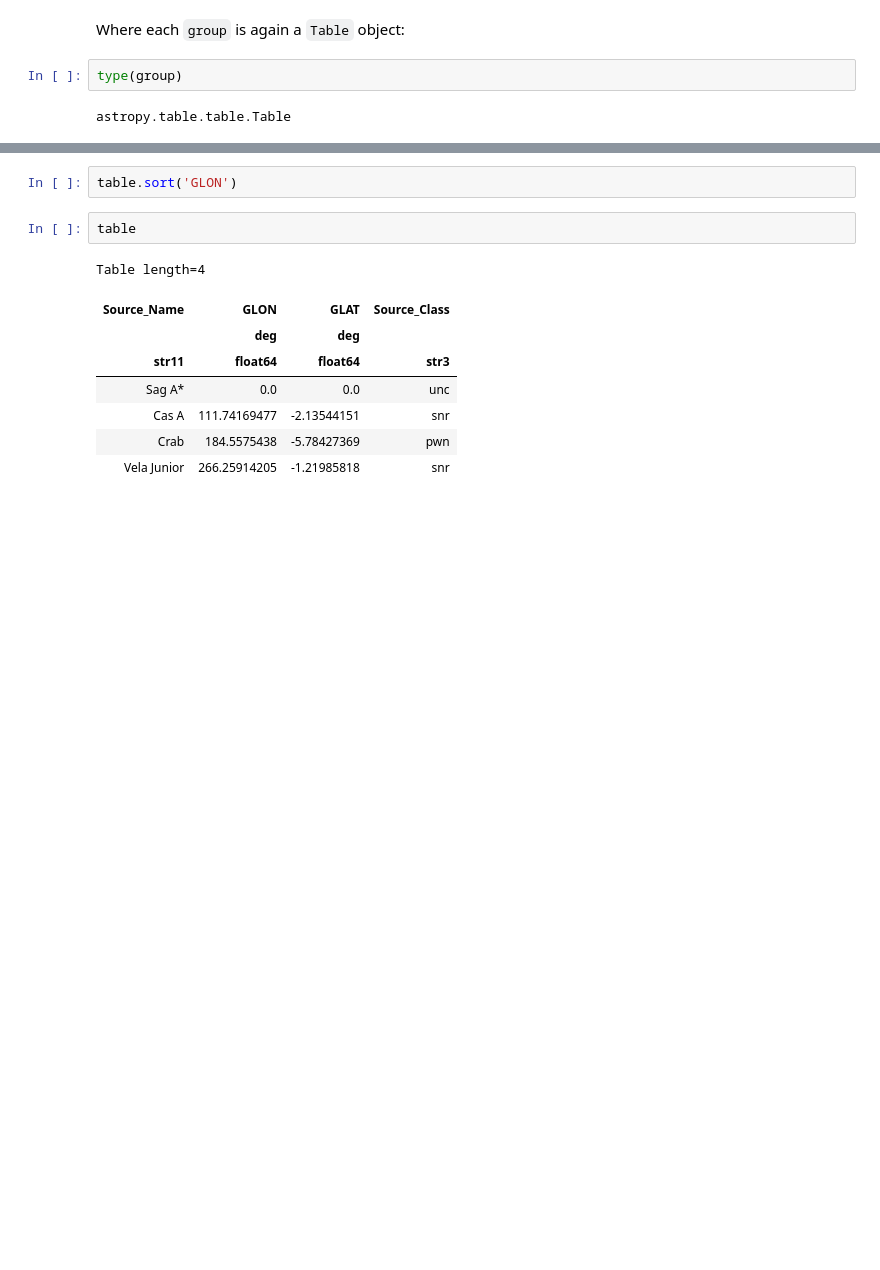
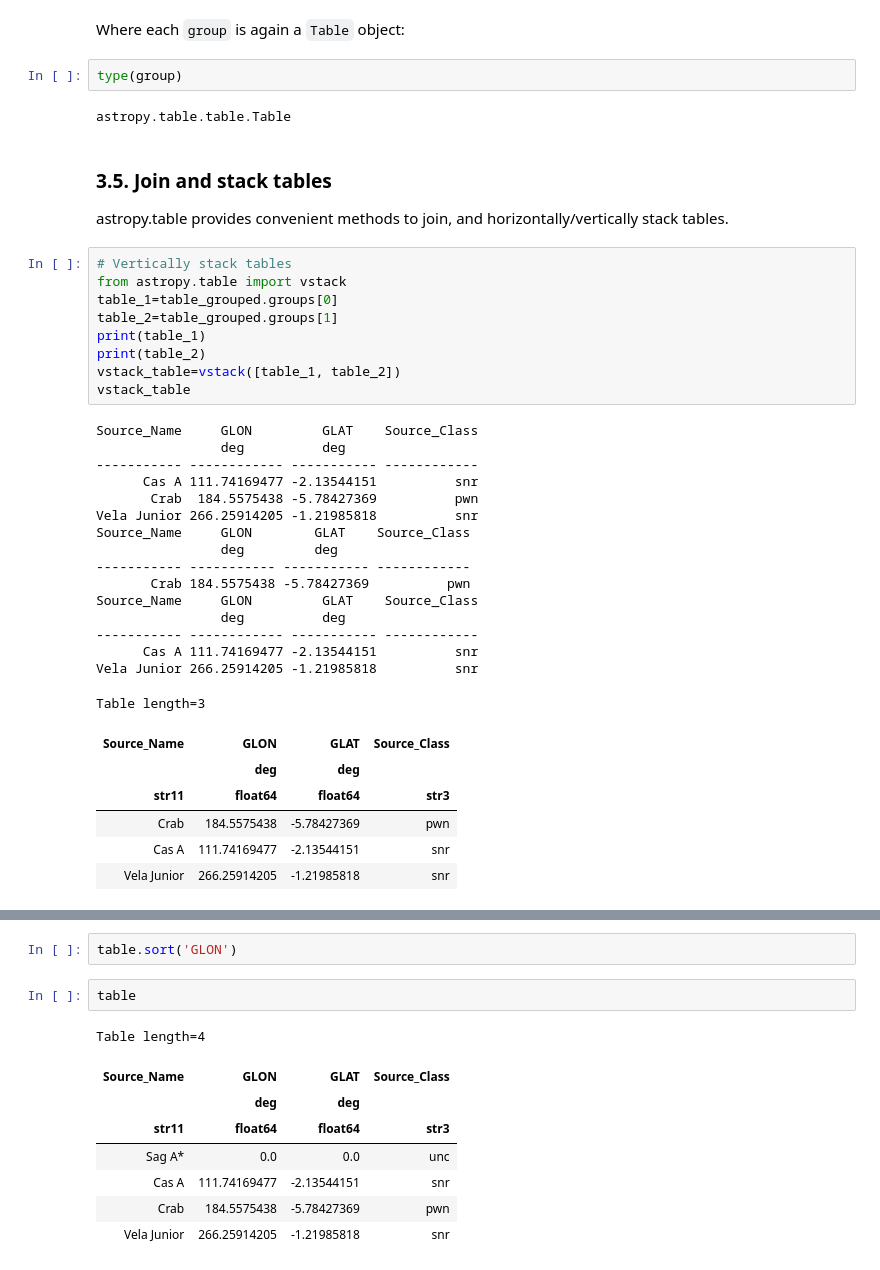
Before and after one commit to JouvinLea/Escape2022, a Jupyter notebook: astropy/astropy_hands_on.ipynb, the cells around one changed output, grey strips where cells are left out. Cells and saved outputs as stored; diff of their text form; blank space fills up the shorter version.

```diff
--- a/astropy/astropy_hands_on.ipynb
+++ b/astropy/astropy_hands_on.ipynb
@@ -605,3 +600,38 @@ Where each `group` is again a `Table` object:
 type(group)
 # %% [output]
 astropy.table.table.Table
+# %% [markdown]
+### 3.5. Join and stack tables
+astropy.table provides convenient methods to join, and horizontally/vertically stack tables.
+# %%
+# Vertically stack tables
+from astropy.table import vstack
+table_1=table_grouped.groups[0]
+table_2=table_grouped.groups[1]
+print(table_1)
+print(table_2)
+vstack_table=vstack([table_1, table_2])
+vstack_table
+# %% [output]
+Source_Name     GLON         GLAT    Source_Class
+                deg          deg
+----------- ------------ ----------- ------------
+      Cas A 111.74169477 -2.13544151          snr
+       Crab  184.5575438 -5.78427369          pwn
+Vela Junior 266.25914205 -1.21985818          snr
+Source_Name     GLON        GLAT    Source_Class
+                deg         deg
+----------- ----------- ----------- ------------
+       Crab 184.5575438 -5.78427369          pwn
+Source_Name     GLON         GLAT    Source_Class
+                deg          deg
+----------- ------------ ----------- ------------
+      Cas A 111.74169477 -2.13544151          snr
+Vela Junior 266.25914205 -1.21985818          snr
+Table length=3
+| Source_Name | GLON | GLAT | Source_Class |
+|  | deg | deg |  |
+| str11 | float64 | float64 | str3 |
+| Crab | 184.5575438 | -5.78427369 | pwn |
+| Cas A | 111.74169477 | -2.13544151 | snr |
+| Vela Junior | 266.25914205 | -1.21985818 | snr |
```
Also changed, not shown: parts of 13 cells of this notebook.
